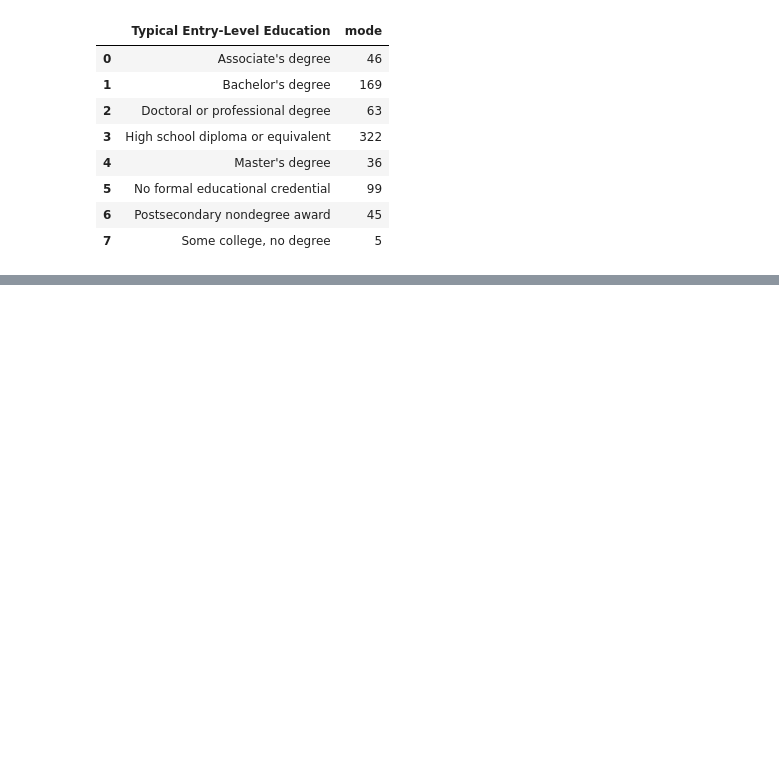
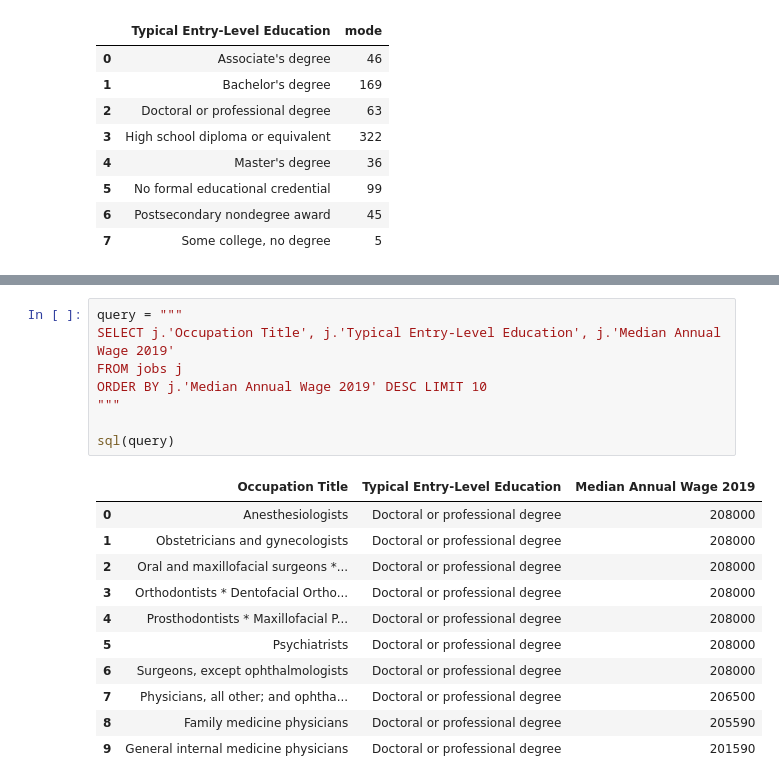
Before and after one commit to This-Rodney/Data-Analytics, a Jupyter notebook: employment/emp.ipynb, the cells around one changed output, grey strips where cells are left out. Saved outputs shown, nothing was run; the diff lists cells and outputs as text; blank space fills up the shorter version.

```diff
--- a/employment/emp.ipynb
+++ b/employment/emp.ipynb
@@ -41,3 +46,23 @@ fig = px.pie(education, values="mode", names="Typical Entry-Level Education",
 fig.show()
 # %% [output]
 [interactive output not drawn]
+# %%
+query = """
+SELECT j.'Occupation Title', j.'Typical Entry-Level Education', j.'Median Annual Wage 2019'
+FROM jobs j
+ORDER BY j.'Median Annual Wage 2019' DESC LIMIT 10
+"""
+
+sql(query)
+# %% [output]
+|  | Occupation Title | Typical Entry-Level Education | Median Annual Wage 2019 |
+| 0 | Anesthesiologists | Doctoral or professional degree | 208000 |
+| 1 | Obstetricians and gynecologists | Doctoral or professional degree | 208000 |
+| 2 | Oral and maxillofacial surgeons *... | Doctoral or professional degree | 208000 |
+| 3 | Orthodontists * Dentofacial Ortho... | Doctoral or professional degree | 208000 |
+| 4 | Prosthodontists * Maxillofacial P... | Doctoral or professional degree | 208000 |
+| 5 | Psychiatrists | Doctoral or professional degree | 208000 |
+| 6 | Surgeons, except ophthalmologists | Doctoral or professional degree | 208000 |
+| 7 | Physicians, all other; and ophtha... | Doctoral or professional degree | 206500 |
+| 8 | Family medicine physicians | Doctoral or professional degree | 205590 |
+| 9 | General internal medicine physicians | Doctoral or professional degree | 201590 |
```
Also changed, not shown: parts of 2 cells of this notebook.
